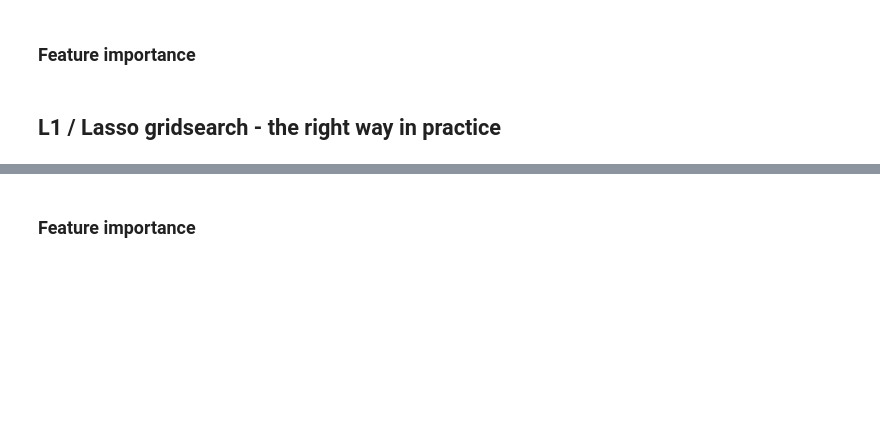
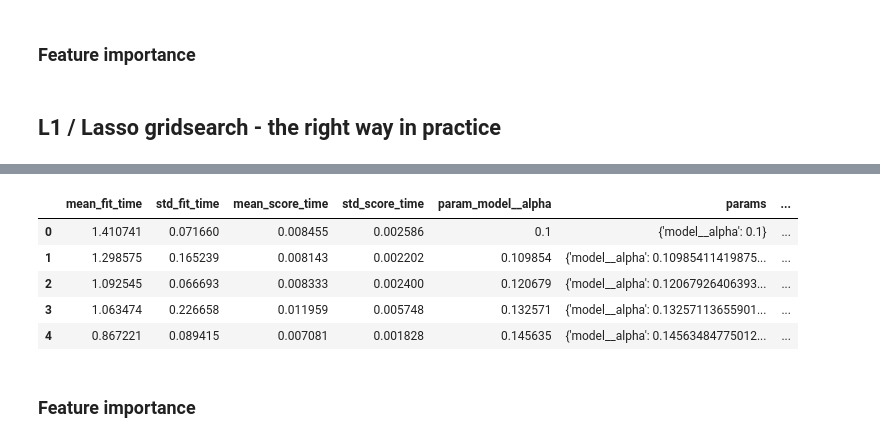
Before and after one commit to ryskgit/QTW_CaseStudy, a Jupyter notebook: Case Study 1/hien_draft.ipynb, the cells around one changed output, grey strips where cells are left out. Saved outputs shown, nothing was run; the diff lists cells and outputs as text; code cells hidden in the pictures; blank space fills up the shorter version.

Commit message:
gs results

```diff
--- a/Case Study 1/hien_draft.ipynb
+++ b/Case Study 1/hien_draft.ipynb
@@ -213,13 +228,17 @@ best lambda: 0.1
 # %% [markdown]
 ## L1 / Lasso gridsearch - the right way in practice
 # %%
-lasso_pipeline = Pipeline(steps=[
+lasso_pipe = Pipeline(steps=[
     ("scaler", StandardScaler()),
     ('model', Lasso())
 ])
 
-params = {'model__alpha': (np.logspace(-8, 8, 100))} # It will check from 1e-08 to 1e+08
+params = {'model__alpha': (np.logspace(-1, 1, 50))}
+split = KFold(shuffle=True, n_splits=5)
 
-lasso_gs = GridSearchCV(lasso_pipeline, params, cv = 10)
-
-lasso_gs.fit(X, y)
+lasso_gs = GridSearchCV(lasso_pipe,
+						param_grid=params,
+						cv=split,
+						scoring="neg_root_mean_squared_error",
+						n_jobs=-1
+)
@@ -226,2 +263,10 @@ lasso_gs.fit(X, y)
 # %%
-gs_df = lasso_gs.cv_results_
+gs_results = pd.DataFrame(lasso_gs.cv_results_)
+gs_results.head()
+# %% [output]
+|  | mean_fit_time | std_fit_time | mean_score_time | std_score_time | param_model__alpha | params | ... |
+| 0 | 1.410741 | 0.071660 | 0.008455 | 0.002586 | 0.1 | {'model__alpha': 0.1} | ... |
+| 1 | 1.298575 | 0.165239 | 0.008143 | 0.002202 | 0.109854 | {'model__alpha': 0.10985411419875... | ... |
+| 2 | 1.092545 | 0.066693 | 0.008333 | 0.002400 | 0.120679 | {'model__alpha': 0.12067926406393... | ... |
+| 3 | 1.063474 | 0.226658 | 0.011959 | 0.005748 | 0.132571 | {'model__alpha': 0.13257113655901... | ... |
+| 4 | 0.867221 | 0.089415 | 0.007081 | 0.001828 | 0.145635 | {'model__alpha': 0.14563484775012... | ... |
```
Also changed, not shown: parts of 26 cells of this notebook.
